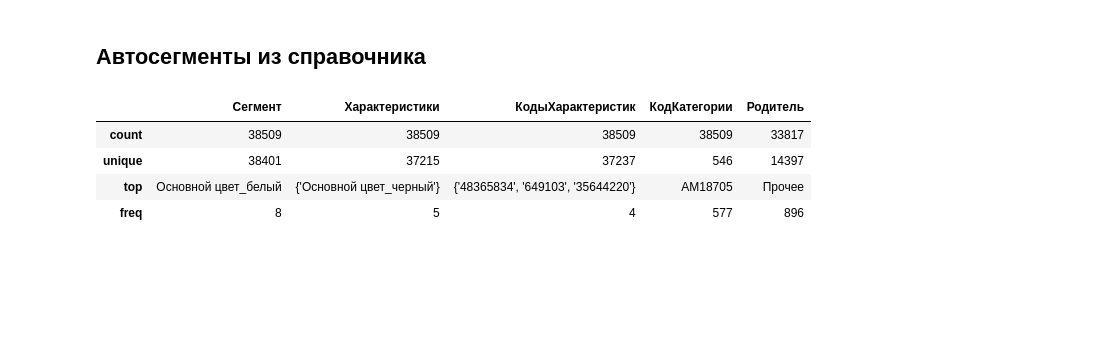
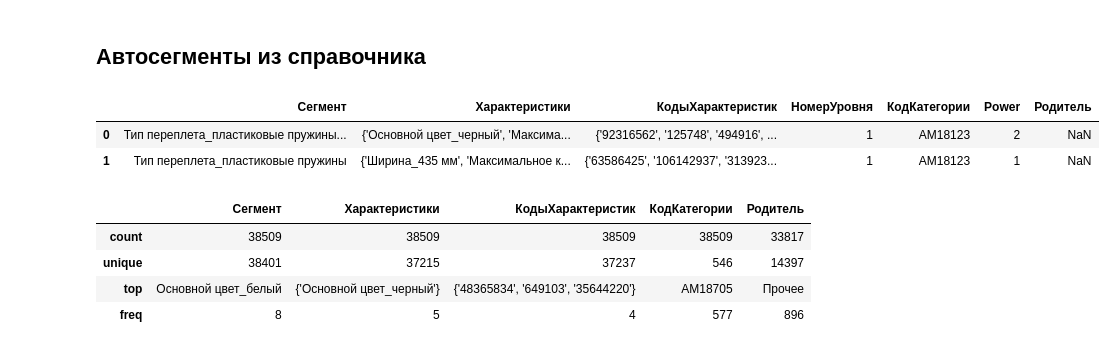
Before and after one commit to Viktor-VK/DST-138-Prodjects, a Jupyter notebook: PROJECT-FINAL_Segmentation/Классификация_по_сегментам.ipynb, the cells around one changed output. Cells and saved outputs as stored; diff of their text form; code cells hidden in the pictures; blank space fills up the shorter version.

```diff
--- a/PROJECT-FINAL_Segmentation/Классификация_по_сегментам.ipynb
+++ b/PROJECT-FINAL_Segmentation/Классификация_по_сегментам.ipynb
@@ -35,7 +25,12 @@ Prioritet.head(2)
 # %% [markdown]
 ## Автосегменты из справочника
 # %%
-dim_segment = pd.read_excel('data/dim_auto_segments.xlsx')
+dim_segment = pd.read_csv('data/dim_auto_segments.zip')
+dim_segment.head(2)
+# %% [output]
+|  | Сегмент | Характеристики | КодыХарактеристик | НомерУровня | КодКатегории | Power | Родитель |
+| 0 | Тип переплета_пластиковые пружины... | {'Основной цвет_черный', 'Максима... | {'92316562', '125748', '494916', ... | 1 | AM18123 | 2 | NaN |
+| 1 | Тип переплета_пластиковые пружины | {'Ширина_435 мм', 'Максимальное к... | {'63586425', '106142937', '313923... | 1 | AM18123 | 1 | NaN |
 # %%
 dim_segment.describe(include=['object'])
 # %% [output]
```
Also changed, not shown: parts of 16 cells of this notebook, 8 other files.
